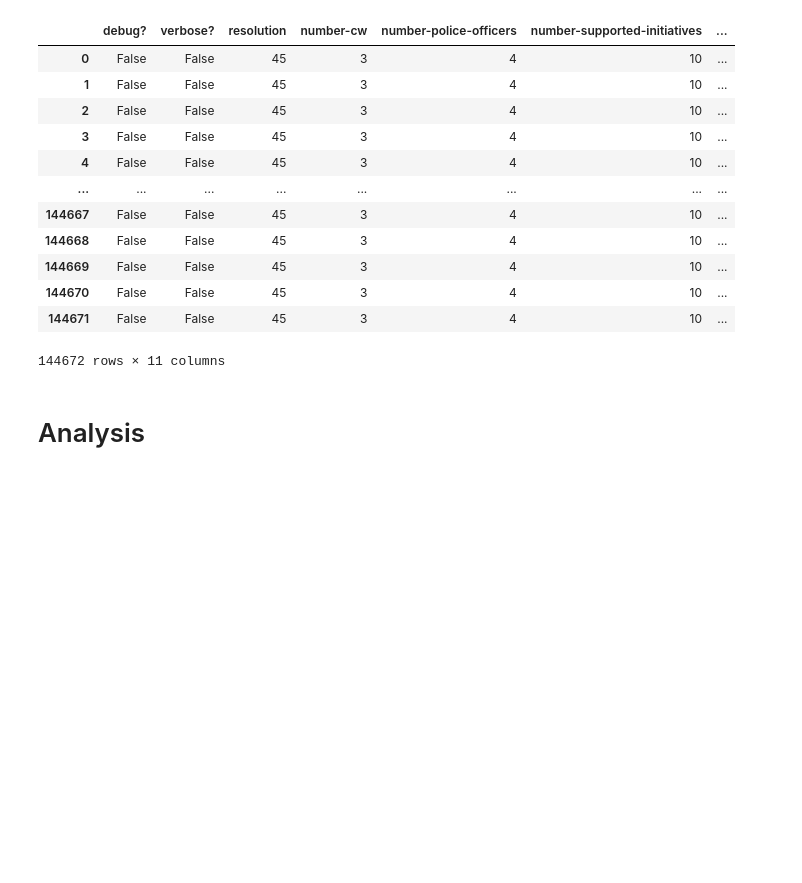
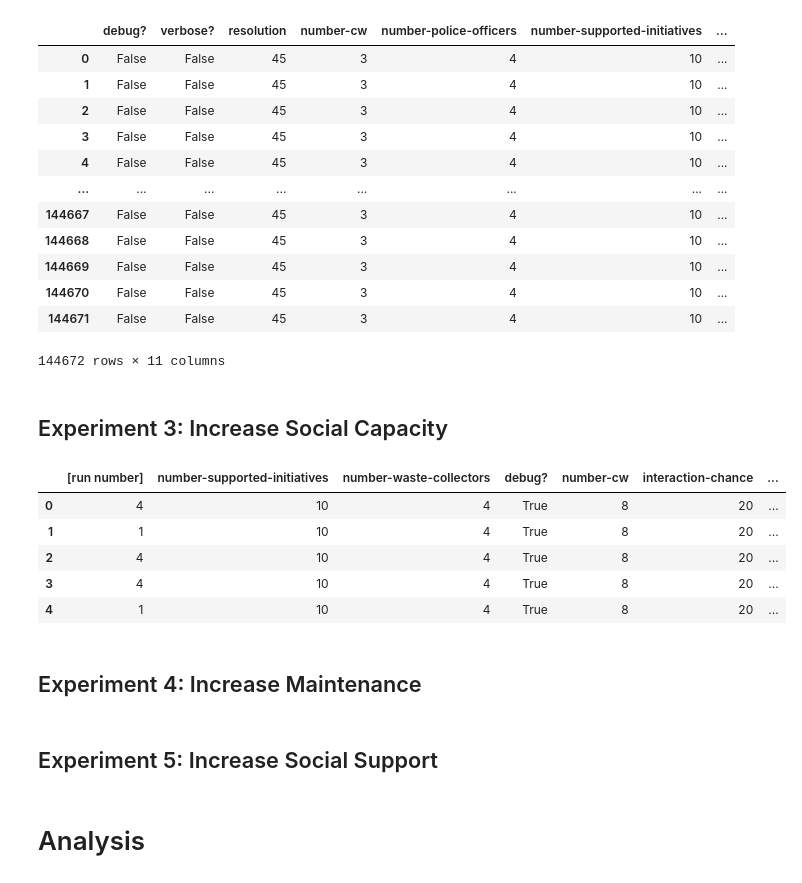
Before and after one commit to herzogrh/SEN1211-Agent-based-modelling, a Jupyter notebook: Model/Basecase_analysis.ipynb, the cells around one changed output. Drawn from its saved outputs; the diff is of its cells as text; code cells hidden in the pictures; blank space fills up the shorter version.

```diff
--- a/Model/Basecase_analysis.ipynb
+++ b/Model/Basecase_analysis.ipynb
@@ -89,3 +89,15 @@ experiment2
 | 144670 | False | False | 45 | 3 | 4 | 10 | ... |
 | 144671 | False | False | 45 | 3 | 4 | 10 | ... |
 144672 rows × 11 columns
+# %% [markdown]
+## Experiment 3: Increase Social Capacity
+# %%
+experiment3 = pd.read_csv("experiments/Citizen_Model_Experiments_3_Increase_Social_Capacity-table.csv", skiprows= 6)
+experiment3.head()
+# %% [output]
+|  | [run number] | number-supported-initiatives | number-waste-collectors | debug? | number-cw | interaction-chance | ... |
+| 0 | 4 | 10 | 4 | True | 8 | 20 | ... |
+| 1 | 1 | 10 | 4 | True | 8 | 20 | ... |
+| 2 | 4 | 10 | 4 | True | 8 | 20 | ... |
+| 3 | 4 | 10 | 4 | True | 8 | 20 | ... |
+| 4 | 1 | 10 | 4 | True | 8 | 20 | ... |
@@ -92,3 +115,7 @@ experiment2
+# %% [markdown]
+## Experiment 4: Increase Maintenance
+# %% [markdown]
+## Experiment 5: Increase Social Support
 # %% [markdown]
 # Analysis
 # %% [markdown]
```
Also changed, not shown: parts of 4 cells of this notebook.
